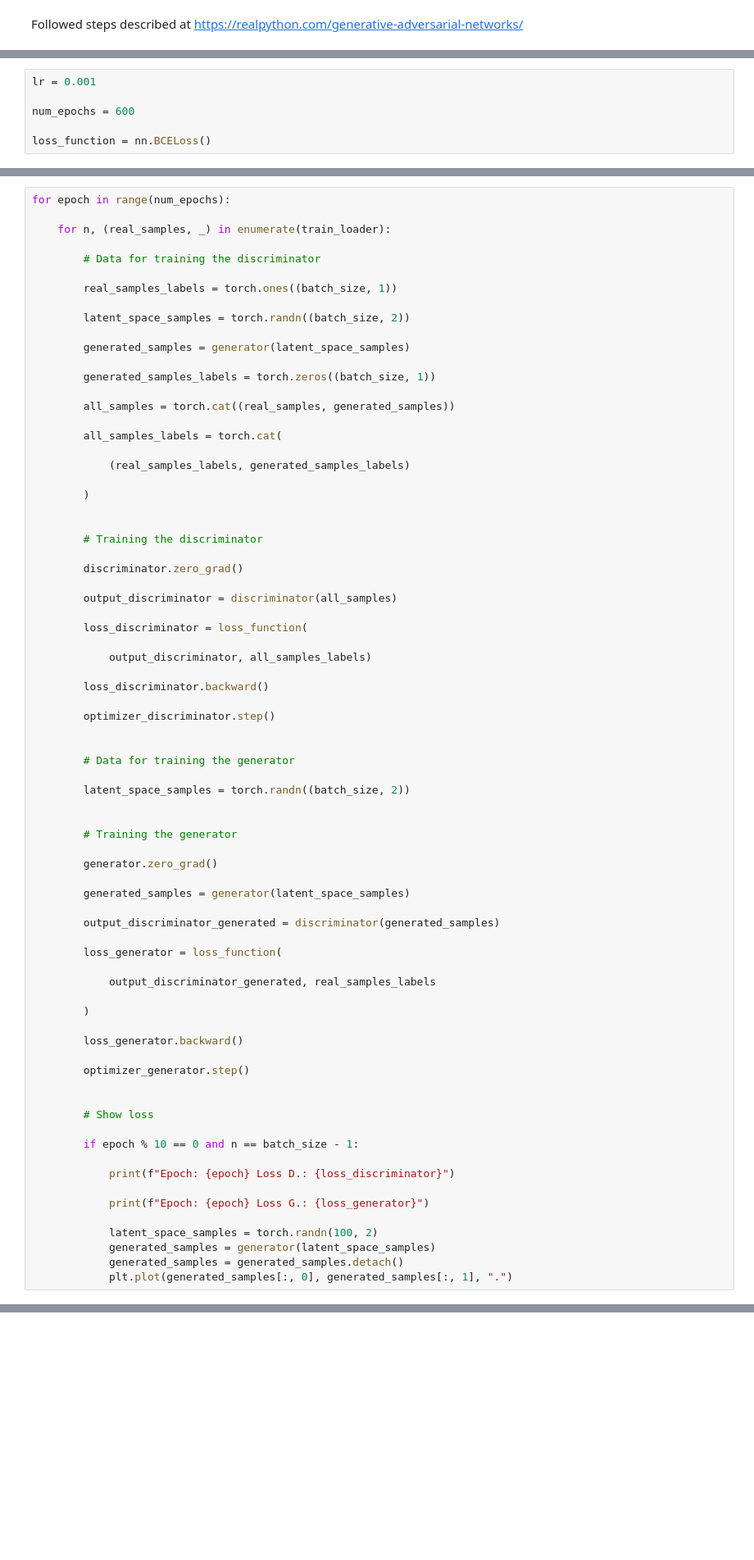
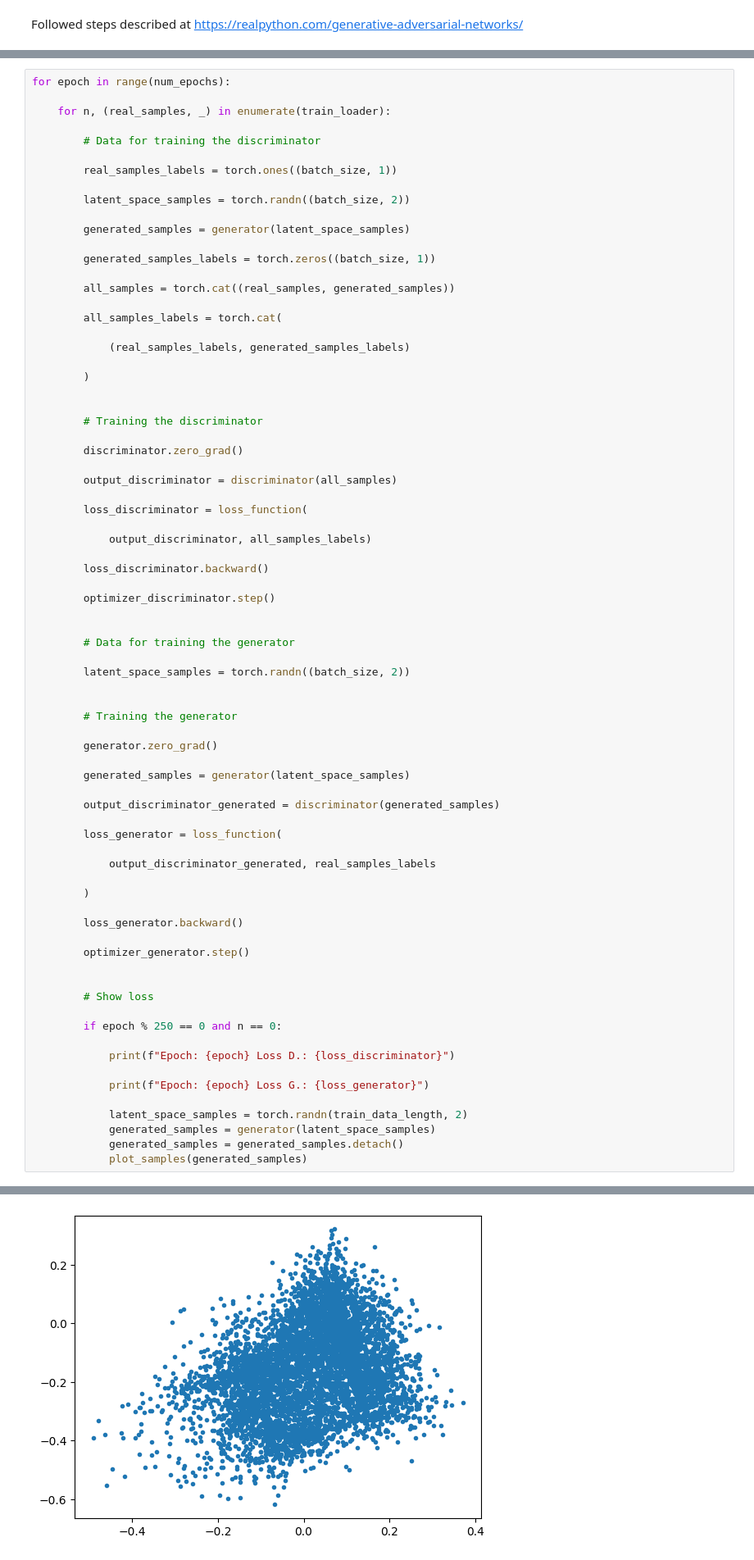
Before and after one commit to entourloupeschool/firstGAN, a Jupyter notebook: GAN to hint math.ipynb, the cells around one changed output, grey strips where cells are left out. Shown at 82% size. Cells and saved outputs as stored; diff of their text form; blank space fills up the shorter version.

```diff
--- a/GAN to hint math.ipynb
+++ b/GAN to hint math.ipynb
@@ -116,6 +132,0 @@ generator = Generator()
-# %%
-lr = 0.001
-
-num_epochs = 600
-
-loss_function = nn.BCELoss()
@@ -188,14 +195,14 @@ for epoch in range(num_epochs):
 
         # Show loss
 
-        if epoch % 10 == 0 and n == batch_size - 1:
+        if epoch % 250 == 0 and n == 0:
 
             print(f"Epoch: {epoch} Loss D.: {loss_discriminator}")
 
             print(f"Epoch: {epoch} Loss G.: {loss_generator}")
 
-            latent_space_samples = torch.randn(100, 2)
+            latent_space_samples = torch.randn(train_data_length, 2)
             generated_samples = generator(latent_space_samples)
             generated_samples = generated_samples.detach()
-            plt.plot(generated_samples[:, 0], generated_samples[:, 1], ".")
+            plot_samples(generated_samples)
 # %% [output]
@@ -218,0 +211 @@ Epoch: 590 Loss G.: 0.803360104560852
+[figure, added]
```
Also changed, not shown: parts of 12 cells of this notebook, 1 other file.
